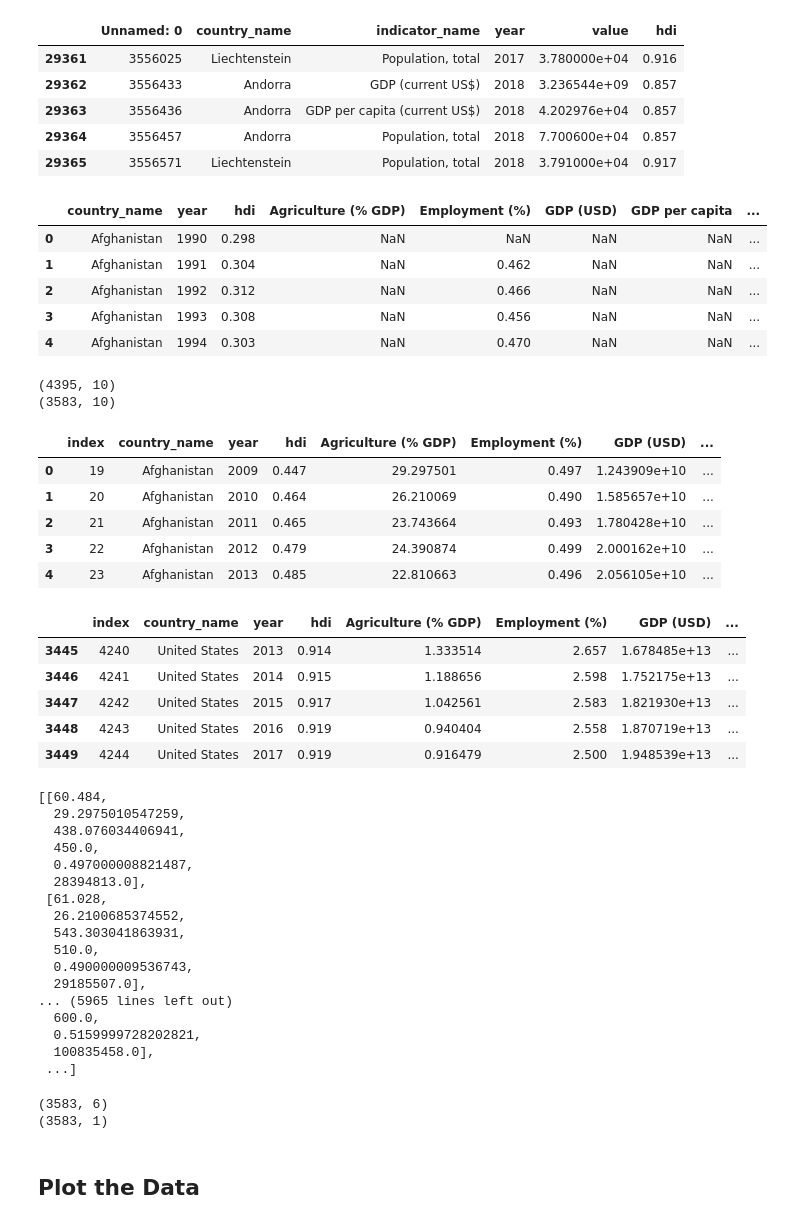
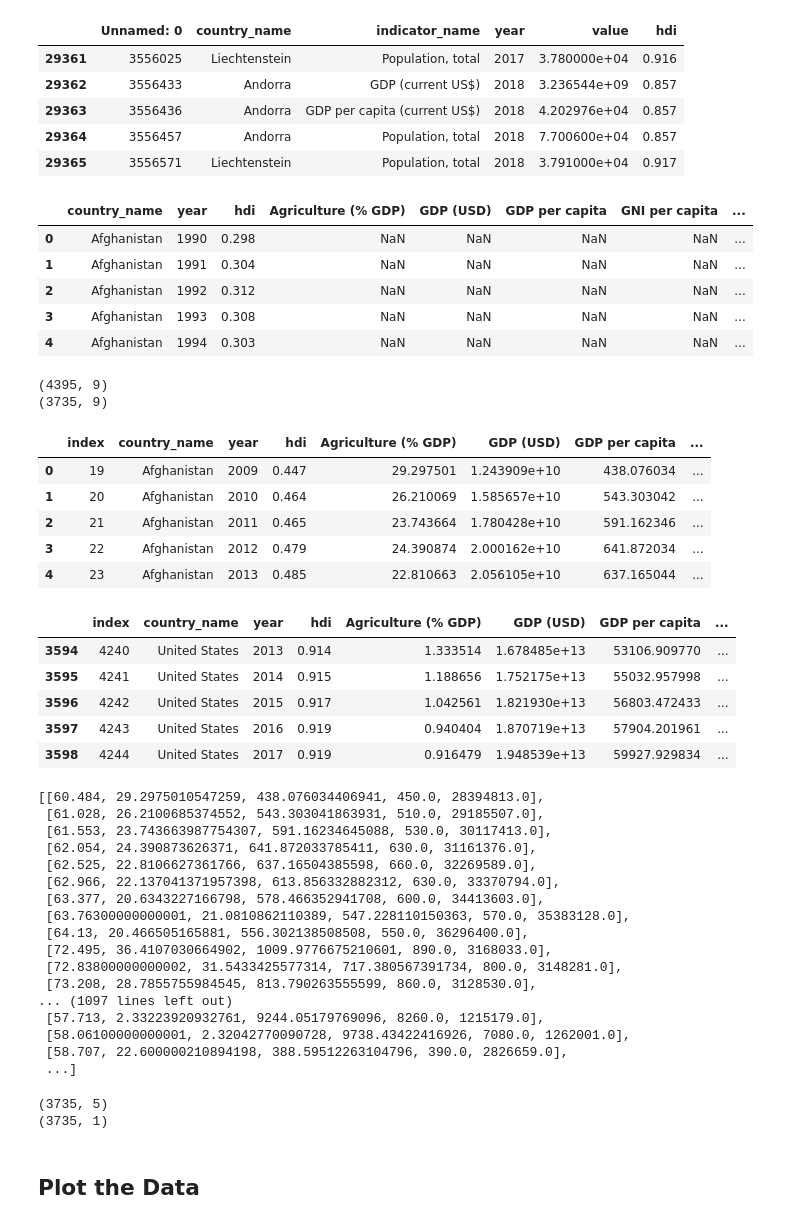
Before and after one commit to linmck/finalproject, a Jupyter notebook: models/multilinear.ipynb, the cells around one changed output. Saved outputs shown, nothing was run; the diff lists cells and outputs as text; code cells hidden in the pictures.

```diff
--- a/models/multilinear.ipynb
+++ b/models/multilinear.ipynb
@@ -49,30 +49,32 @@ df.tail()
 # %%
 # Pivot table with indicators/features as column names
 pivot_df = df.pivot_table(index=["country_name","year","hdi"], columns=["indicator_name"], values=["value"])
 
 # Flatten pivot table
 pivot_df.columns = pivot_df.columns.to_series().str.join(' ')
 pivot_df.reset_index(inplace=True)
 
+# ... dropping Employment column ...wrong indicator ...too late to change
+pivot_df = pivot_df.drop(['value Employers, total (% of total employment) (modeled ILO estimate)'], axis=1)
+
 # Rename columns
 pivot_df = pivot_df.rename(columns={"value Life expectancy at birth, total (years)": "Life expectancy",
                                     "value Agriculture, forestry, and fishing, value added (% of GDP)": "Agriculture (% GDP)",
                                     "value GDP (current US$)": "GDP (USD)",
                                     "value GDP per capita (current US$)": "GDP per capita",
                                     "value GNI per capita, Atlas method (current US$)": "GNI per capita",
-                                    "value Employers, total (% of total employment) (modeled ILO estimate)": "Employment (%)",
                                     "value Population, total": "Population",
 #                                     "value Education Index": "Education",
 #                                     "value Gender Inequality Index": "Gender Inequality",
                                    })
 pivot_df.head()
 # %% [output]
-|  | country_name | year | hdi | Agriculture (% GDP) | Employment (%) | GDP (USD) | GDP per capita | ... |
+|  | country_name | year | hdi | Agriculture (% GDP) | GDP (USD) | GDP per capita | GNI per capita | ... |
 | 0 | Afghanistan | 1990 | 0.298 | NaN | NaN | NaN | NaN | ... |
-| 1 | Afghanistan | 1991 | 0.304 | NaN | 0.462 | NaN | NaN | ... |
-| 2 | Afghanistan | 1992 | 0.312 | NaN | 0.466 | NaN | NaN | ... |
-| 3 | Afghanistan | 1993 | 0.308 | NaN | 0.456 | NaN | NaN | ... |
-| 4 | Afghanistan | 1994 | 0.303 | NaN | 0.470 | NaN | NaN | ... |
+| 1 | Afghanistan | 1991 | 0.304 | NaN | NaN | NaN | NaN | ... |
+| 2 | Afghanistan | 1992 | 0.312 | NaN | NaN | NaN | NaN | ... |
+| 3 | Afghanistan | 1993 | 0.308 | NaN | NaN | NaN | NaN | ... |
+| 4 | Afghanistan | 1994 | 0.303 | NaN | NaN | NaN | NaN | ... |
 # %%
 # Drop rows with null values
 print(pivot_df.shape)
@@ -84,24 +86,24 @@ pivot_df["hdi"] = pivot_df["hdi"].astype('float')
 pivot_df.reset_index(inplace=True)
 pivot_df.head()
 # %% [output]
-(4395, 10)
-(3583, 10)
+(4395, 9)
+(3735, 9)
-|  | index | country_name | year | hdi | Agriculture (% GDP) | Employment (%) | GDP (USD) | ... |
-| 0 | 19 | Afghanistan | 2009 | 0.447 | 29.297501 | 0.497 | 1.243909e+10 | ... |
-| 1 | 20 | Afghanistan | 2010 | 0.464 | 26.210069 | 0.490 | 1.585657e+10 | ... |
-| 2 | 21 | Afghanistan | 2011 | 0.465 | 23.743664 | 0.493 | 1.780428e+10 | ... |
-| 3 | 22 | Afghanistan | 2012 | 0.479 | 24.390874 | 0.499 | 2.000162e+10 | ... |
-| 4 | 23 | Afghanistan | 2013 | 0.485 | 22.810663 | 0.496 | 2.056105e+10 | ... |
+|  | index | country_name | year | hdi | Agriculture (% GDP) | GDP (USD) | GDP per capita | ... |
+| 0 | 19 | Afghanistan | 2009 | 0.447 | 29.297501 | 1.243909e+10 | 438.076034 | ... |
+| 1 | 20 | Afghanistan | 2010 | 0.464 | 26.210069 | 1.585657e+10 | 543.303042 | ... |
+| 2 | 21 | Afghanistan | 2011 | 0.465 | 23.743664 | 1.780428e+10 | 591.162346 | ... |
+| 3 | 22 | Afghanistan | 2012 | 0.479 | 24.390874 | 2.000162e+10 | 641.872034 | ... |
+| 4 | 23 | Afghanistan | 2013 | 0.485 | 22.810663 | 2.056105e+10 | 637.165044 | ... |
 # %%
 countries = pivot_df.loc[pivot_df["country_name"] == "United States"]
 countries.tail()
 # %% [output]
-|  | index | country_name | year | hdi | Agriculture (% GDP) | Employment (%) | GDP (USD) | ... |
-| 3445 | 4240 | United States | 2013 | 0.914 | 1.333514 | 2.657 | 1.678485e+13 | ... |
-| 3446 | 4241 | United States | 2014 | 0.915 | 1.188656 | 2.598 | 1.752175e+13 | ... |
-| 3447 | 4242 | United States | 2015 | 0.917 | 1.042561 | 2.583 | 1.821930e+13 | ... |
-| 3448 | 4243 | United States | 2016 | 0.919 | 0.940404 | 2.558 | 1.870719e+13 | ... |
-| 3449 | 4244 | United States | 2017 | 0.919 | 0.916479 | 2.500 | 1.948539e+13 | ... |
+|  | index | country_name | year | hdi | Agriculture (% GDP) | GDP (USD) | GDP per capita | ... |
+| 3594 | 4240 | United States | 2013 | 0.914 | 1.333514 | 1.678485e+13 | 53106.909770 | ... |
+| 3595 | 4241 | United States | 2014 | 0.915 | 1.188656 | 1.752175e+13 | 55032.957998 | ... |
+| 3596 | 4242 | United States | 2015 | 0.917 | 1.042561 | 1.821930e+13 | 56803.472433 | ... |
+| 3597 | 4243 | United States | 2016 | 0.919 | 0.940404 | 1.870719e+13 | 57904.201961 | ... |
+| 3598 | 4244 | United States | 2017 | 0.919 | 0.916479 | 1.948539e+13 | 59927.929834 | ... |
 # %%
 filepath = os.path.join('..','static','primary_pivot.csv')
 pivot_df.to_csv(filepath, header = True)
@@ -111,7 +113,6 @@ indicators = ["Life expectancy",
               "Agriculture (% GDP)",
               "GDP per capita",
               "GNI per capita",
-              "Employment (%)",
               "Population"]
 
 ''' NOTE: Do not include Education and Gender Inequality yet,
@@ -137,22 +138,22 @@ for row in range(len(pivot_df)):
 
 X
 # %% [output]
-[[60.484,
-  29.2975010547259,
-  438.076034406941,
-  450.0,
-  0.497000008821487,
-  28394813.0],
- [61.028,
-  26.2100685374552,
-  543.303041863931,
-  510.0,
-  0.490000009536743,
-  29185507.0],
-... (5965 lines left out)
-  600.0,
-  0.5159999728202821,
-  100835458.0],
+[[60.484, 29.2975010547259, 438.076034406941, 450.0, 28394813.0],
+ [61.028, 26.2100685374552, 543.303041863931, 510.0, 29185507.0],
+ [61.553, 23.743663987754307, 591.16234645088, 530.0, 30117413.0],
+ [62.054, 24.390873626371, 641.872033785411, 630.0, 31161376.0],
+ [62.525, 22.8106627361766, 637.16504385598, 660.0, 32269589.0],
+ [62.966, 22.137041371957398, 613.856332882312, 630.0, 33370794.0],
+ [63.377, 20.6343227166798, 578.466352941708, 600.0, 34413603.0],
+ [63.76300000000001, 21.0810862110389, 547.228110150363, 570.0, 35383128.0],
+ [64.13, 20.466505165881, 556.302138508508, 550.0, 36296400.0],
+ [72.495, 36.4107030664902, 1009.9776675210601, 890.0, 3168033.0],
+ [72.83800000000002, 31.5433425577314, 717.380567391734, 800.0, 3148281.0],
+ [73.208, 28.7855755984545, 813.790263555599, 860.0, 3128530.0],
+... (1097 lines left out)
+ [57.713, 2.33223920932761, 9244.05179769096, 8260.0, 1215179.0],
+ [58.06100000000001, 2.32042770090728, 9738.43422416926, 7080.0, 1262001.0],
+ [58.707, 22.600000210894198, 388.59512263104796, 390.0, 2826659.0],
  ...]
 # %%
 # Flatten the data into arrays
@@ -164,8 +165,8 @@ y = y.reshape(-1, 1)
 print(X.shape)
 print(y.shape)
 # %% [output]
-(3583, 6)
-(3583, 1)
+(3735, 5)
+(3735, 1)
 # %% [markdown]
 ## Plot the Data
 # %%
```
Also changed, not shown: parts of 4 cells of this notebook, 3 other files.
